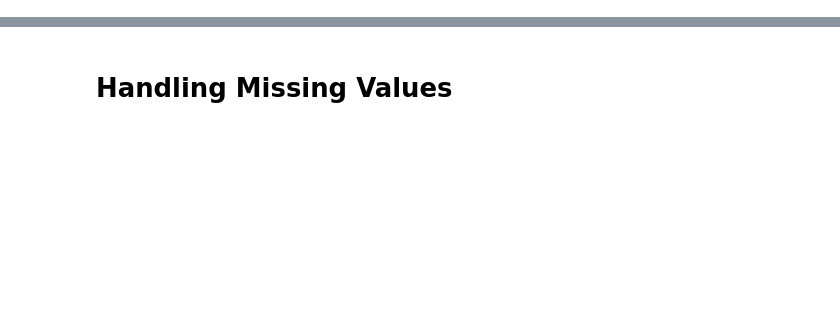
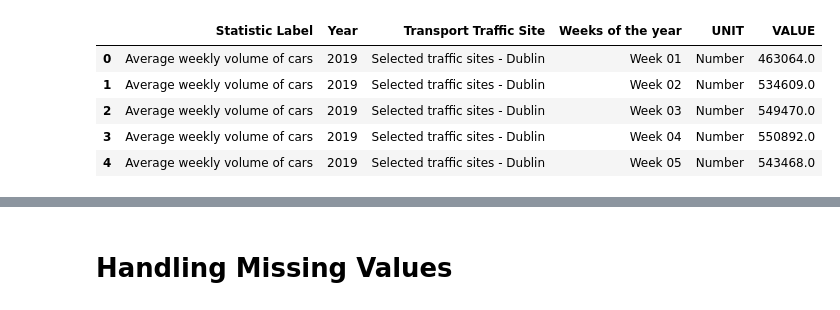
Before and after one commit to sba23022/sba23022, a Jupyter notebook: CA2_TransportFlowForecast_Analysis-checkpoint.ipynb, the cells around one changed output, grey strips where cells are left out. Saved outputs shown, nothing was run; the diff lists cells and outputs as text; code cells hidden in the pictures; blank space fills up the shorter version.

```diff
--- a/CA2_TransportFlowForecast_Analysis-checkpoint.ipynb
+++ b/CA2_TransportFlowForecast_Analysis-checkpoint.ipynb
@@ -7,3 +97,12 @@ df2 = pd.read_csv("TII01.20231127174640.csv")
+# %%
+df.head()
+# %% [output]
+|  | Statistic Label | Year | Transport Traffic Site | Weeks of the year | UNIT | VALUE |
+| 0 | Average weekly volume of cars | 2019 | Selected traffic sites - Dublin | Week 01 | Number | 463064.0 |
+| 1 | Average weekly volume of cars | 2019 | Selected traffic sites - Dublin | Week 02 | Number | 534609.0 |
+| 2 | Average weekly volume of cars | 2019 | Selected traffic sites - Dublin | Week 03 | Number | 549470.0 |
+| 3 | Average weekly volume of cars | 2019 | Selected traffic sites - Dublin | Week 04 | Number | 550892.0 |
+| 4 | Average weekly volume of cars | 2019 | Selected traffic sites - Dublin | Week 05 | Number | 543468.0 |
 # %%
 df1
 # %% [output]
```
Also changed, not shown: parts of 6 cells of this notebook.
